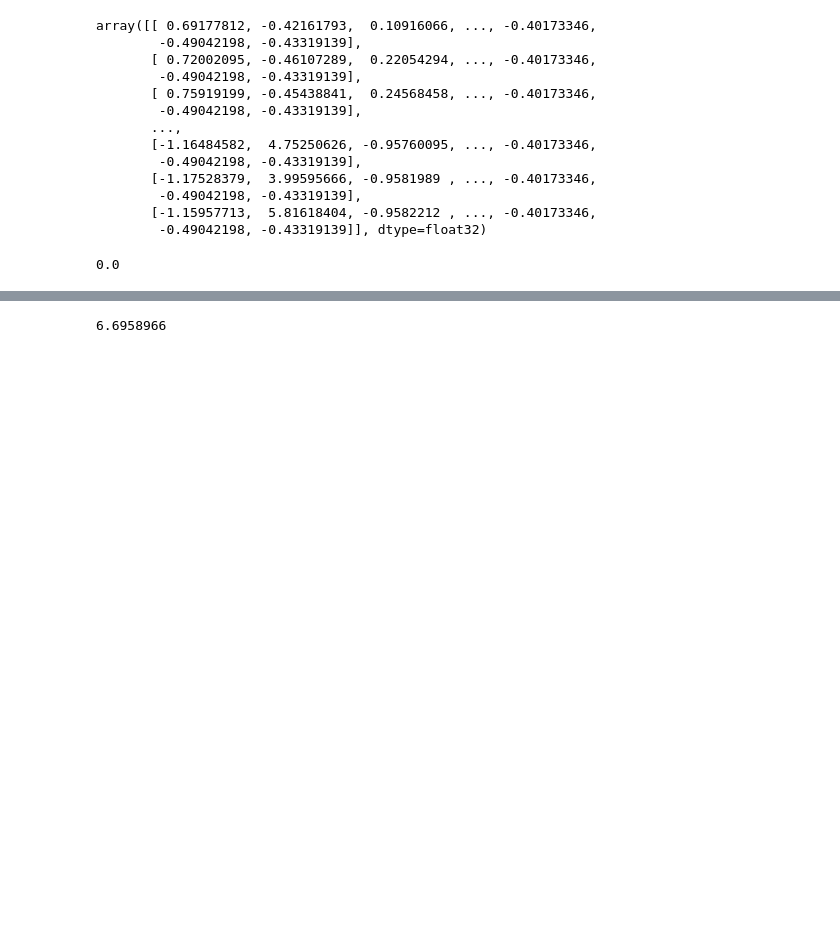
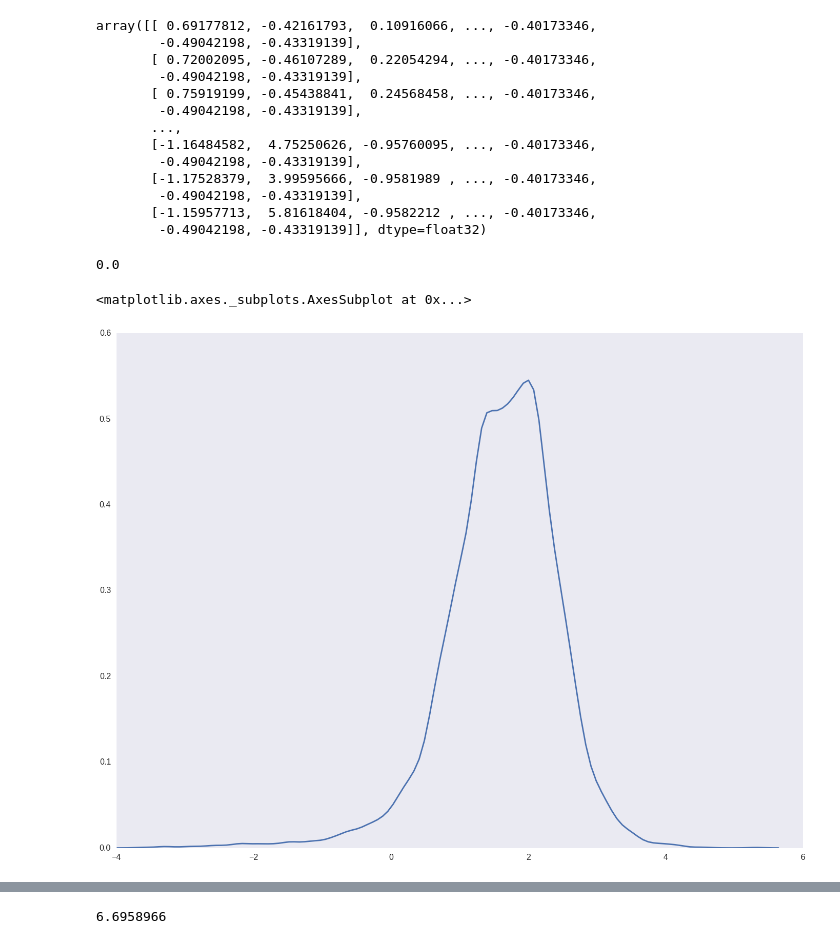
Before and after one commit to aflyax/Python, a Jupyter notebook: athenahealth_analysis/athena_regression.ipynb, the cells around one changed output, grey strips where cells are left out. Saved outputs shown, nothing was run; the diff lists cells and outputs as text; code cells hidden in the pictures; blank space fills up the shorter version.

```diff
--- a/athenahealth_analysis/athena_regression.ipynb
+++ b/athenahealth_analysis/athena_regression.ipynb
@@ -392,3 +393,8 @@ np.mean(np.isnan(X))
 np.mean(np.isnan(y))
 # %% [output]
 0.0
+# %%
+sns.kdeplot(np.log(Y))
+# %% [output]
+<matplotlib.axes._subplots.AxesSubplot at 0x...>
+[figure, added]
```
Also changed, not shown: parts of 5 cells of this notebook.
